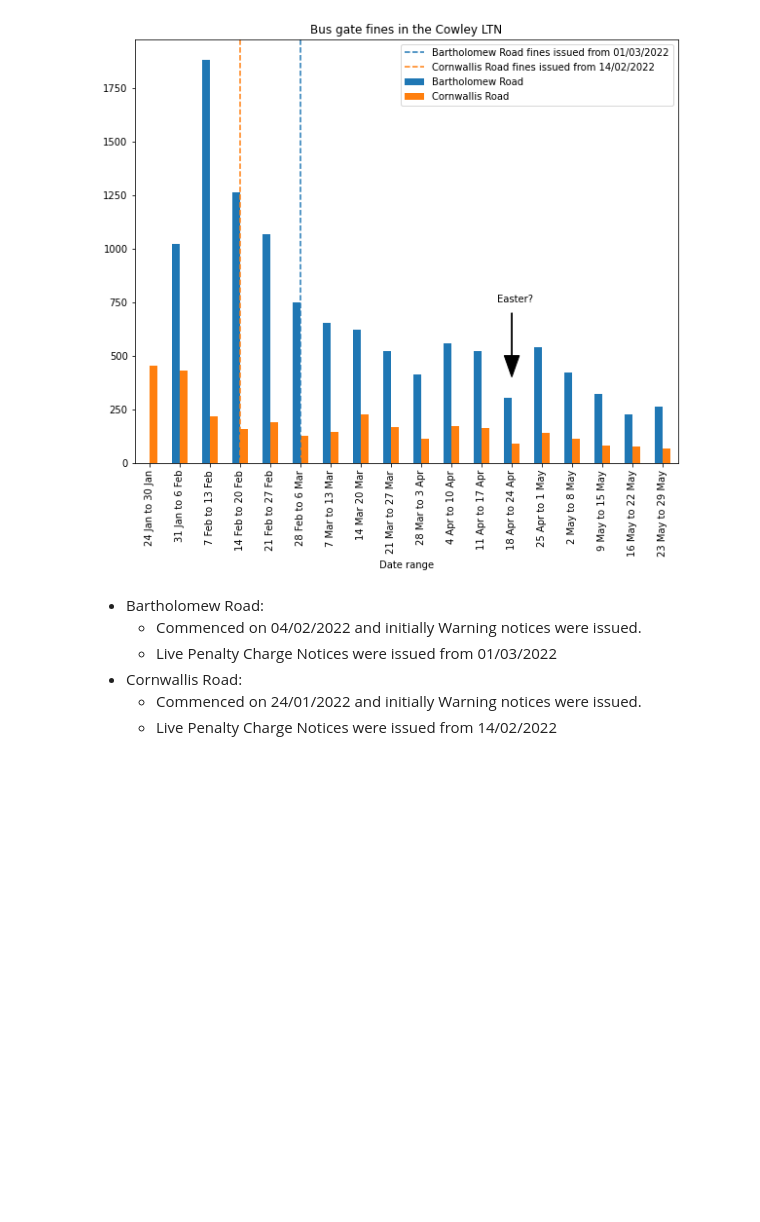
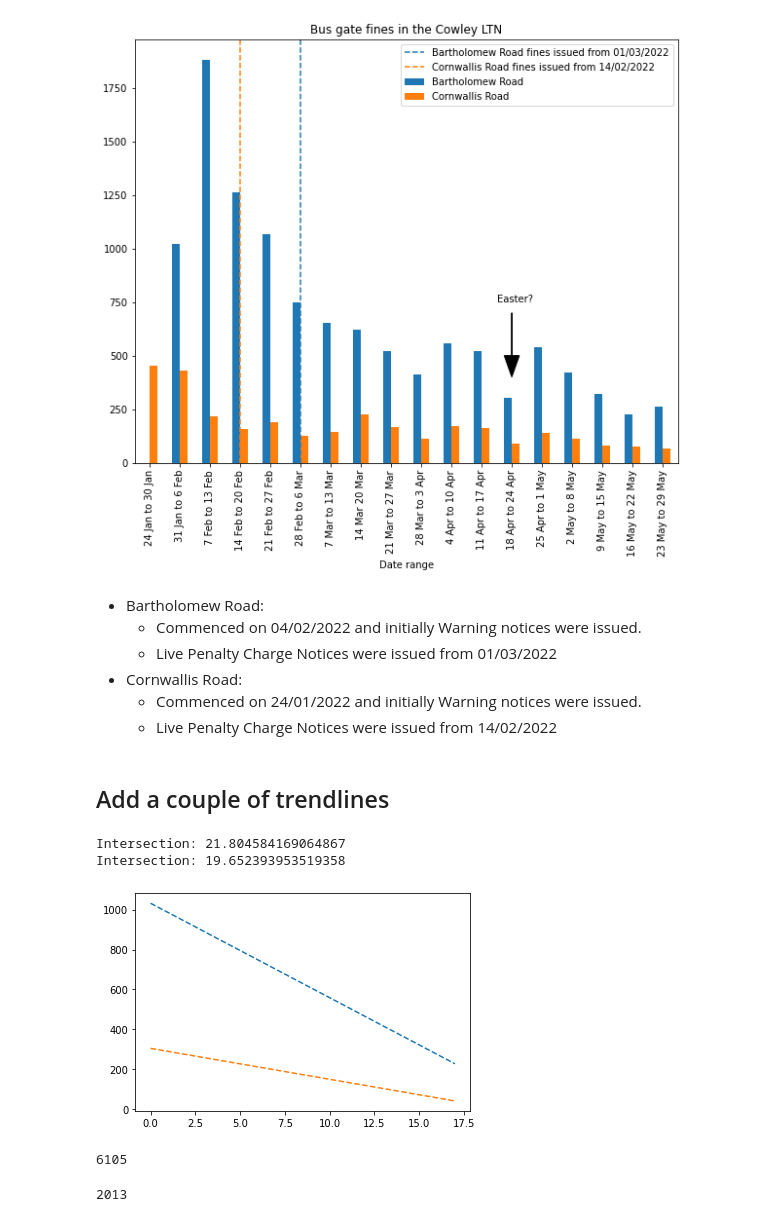
Before and after one commit to annarailton/transport-analysis, a Jupyter notebook: cowley_ltn_bus_gates/cowley_ltn_bus_gates.ipynb, the cells around one changed output. Cells and saved outputs as stored; diff of their text form; code cells hidden in the pictures; blank space fills up the shorter version.

Commit message:
Fix formatting, add totals

```diff
--- a/cowley_ltn_bus_gates/cowley_ltn_bus_gates.ipynb
+++ b/cowley_ltn_bus_gates/cowley_ltn_bus_gates.ipynb
@@ -10,5 +11,7 @@ import matplotlib.pyplot as plt
 # %%
-data_path = pathlib.Path('.').absolute().parent.joinpath('data/cowley_ltn_busgate_fines.csv')
+data_path = (
+    pathlib.Path(".").absolute().parent.joinpath("data/cowley_ltn_busgate_fines.csv")
+)
 # %%
 df = pd.read_csv(data_path)
 # %%
@@ -49,3 +71,29 @@ ax.figure.savefig('cowley_ltn_bus_gates.png', bbox_inches='tight', facecolor='wh
 - Cornwallis Road:
   - Commenced on 24/01/2022 and initially Warning notices were issued.
   - Live Penalty Charge Notices were issued from 14/02/2022
+# %% [markdown]
+## Add a couple of trendlines
+# %%
+z_barth = np.polyfit(df.index, df["Bartholomew Road"], 1)
+p_barth = np.poly1d(z_barth)
+plt.plot(df.index, p_barth(df.index), color="C0", linestyle="--")
+print(f"Intersection: {-z_barth[1]/z_barth[0]}")
+
+z_corn = np.polyfit(df.index, df["Cornwallis Road"], 1)
+p_corn = np.poly1d(z_corn)
+plt.plot(df.index, p_corn(df.index), color="C1", linestyle="--")
+print(f"Intersection: {-z_corn[1]/z_corn[0]}")
+# %% [output]
+Intersection: 21.804584169064867
+Intersection: 19.652393953519358
+[figure, added]
+# %%
+# Total number of Bartholomew Road fines
+df['Bartholomew Road'][5:].sum()  # fines don't start immediately
+# %% [output]
+6105
+# %%
+# Total number of Cornwallis Road fines
+df['Cornwallis Road'][3:].sum()
+# %% [output]
+2013
```
Also changed, not shown: parts of 2 cells of this notebook.
